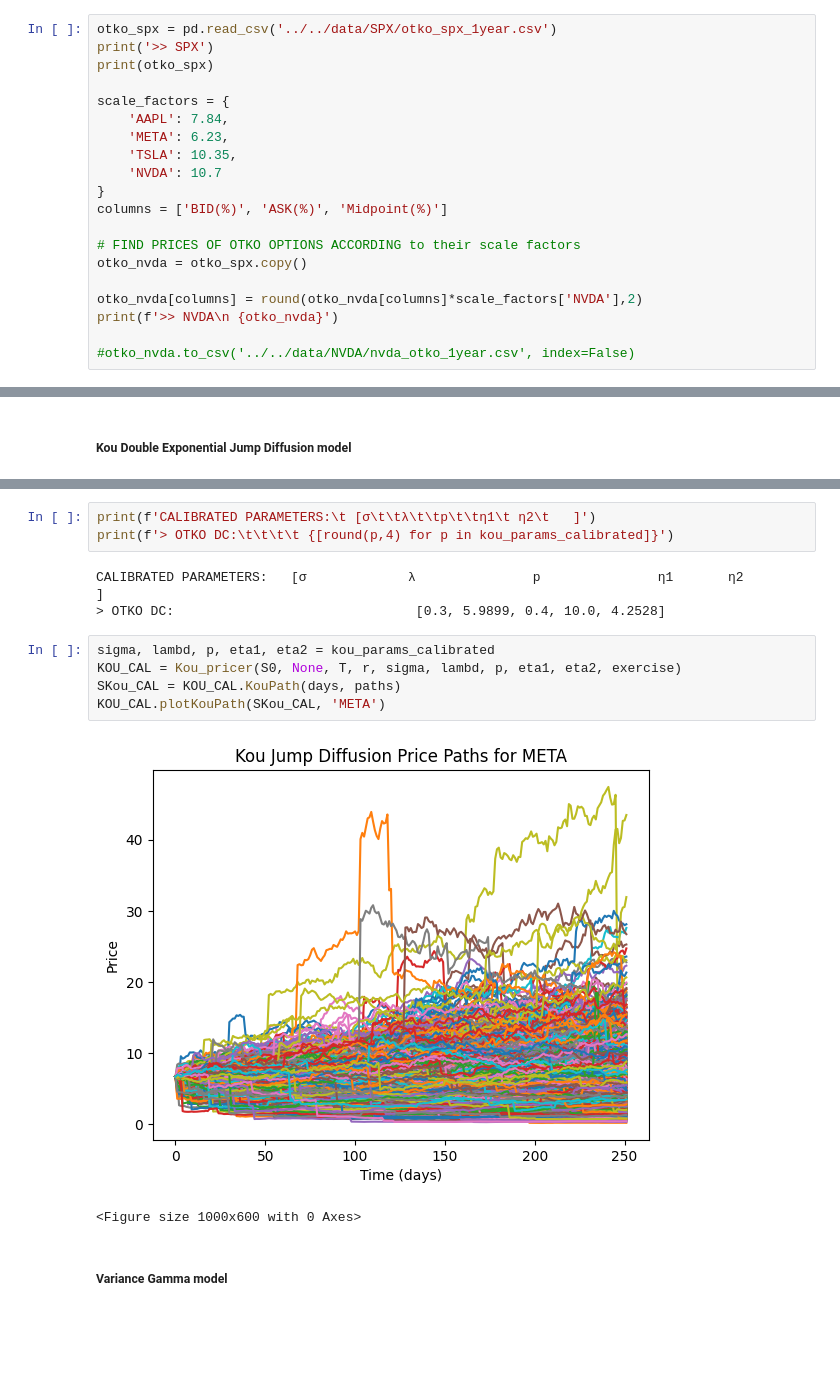
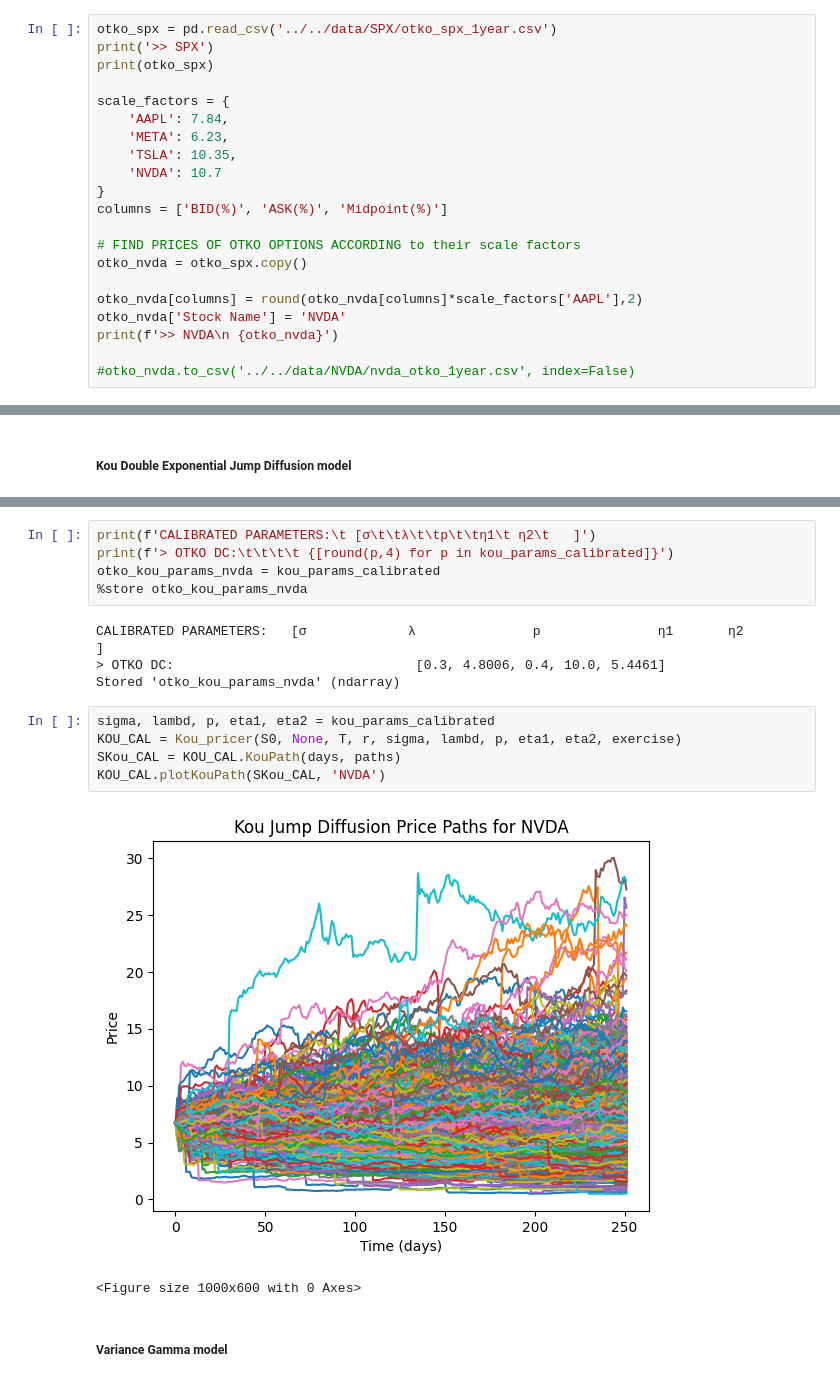
Before and after one commit to ornella-el/Margin-Loans-Pricing, a Jupyter notebook: calibration/NVDA/2_Otko_Calibration.ipynb, the cells around one changed output, grey strips where cells are left out. Cells and saved outputs as stored; diff of their text form; blank space fills up the shorter version.

```diff
--- a/calibration/NVDA/2_Otko_Calibration.ipynb
+++ b/calibration/NVDA/2_Otko_Calibration.ipynb
@@ -38,7 +38,8 @@ columns = ['BID(%)', 'ASK(%)', 'Midpoint(%)']
 # FIND PRICES OF OTKO OPTIONS ACCORDING to their scale factors
 otko_nvda = otko_spx.copy()
 
-otko_nvda[columns] = round(otko_nvda[columns]*scale_factors['NVDA'],2)
+otko_nvda[columns] = round(otko_nvda[columns]*scale_factors['AAPL'],2)
+otko_nvda['Stock Name'] = 'NVDA'
 print(f'>> NVDA\n {otko_nvda}')
 
 #otko_nvda.to_csv('../../data/NVDA/nvda_otko_1year.csv', index=False)
@@ -210,16 +201,19 @@ METHOD 2: Least-squares
 # %%
 print(f'CALIBRATED PARAMETERS:\t [σ\t\tλ\t\tp\t\tη1\t η2\t   ]')
 print(f'> OTKO DC:\t\t\t\t {[round(p,4) for p in kou_params_calibrated]}')
+otko_kou_params_nvda = kou_params_calibrated
+%store otko_kou_params_nvda
 # %% [output]
 CALIBRATED PARAMETERS:   [σ             λ               p               η1       η2        ]
-> OTKO DC:                               [0.3, 5.9899, 0.4, 10.0, 4.2528]
+> OTKO DC:                               [0.3, 4.8006, 0.4, 10.0, 5.4461]
+Stored 'otko_kou_params_nvda' (ndarray)
 # %%
 sigma, lambd, p, eta1, eta2 = kou_params_calibrated
 KOU_CAL = Kou_pricer(S0, None, T, r, sigma, lambd, p, eta1, eta2, exercise)
 SKou_CAL = KOU_CAL.KouPath(days, paths)
-KOU_CAL.plotKouPath(SKou_CAL, 'META')
+KOU_CAL.plotKouPath(SKou_CAL, 'NVDA')
 # %% [output]
-[figure, old version]
+[figure, new version]
 <Figure size 1000x600 with 0 Axes>
 # %% [markdown]
 ##### Variance Gamma model
```
Also changed, not shown: parts of 16 cells of this notebook, 3 other files.
